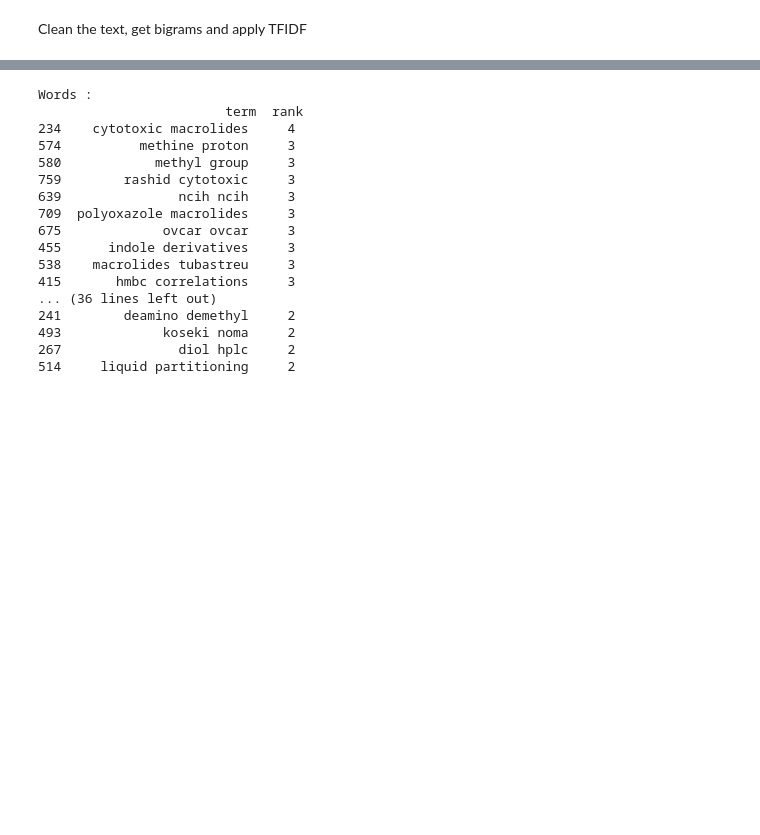
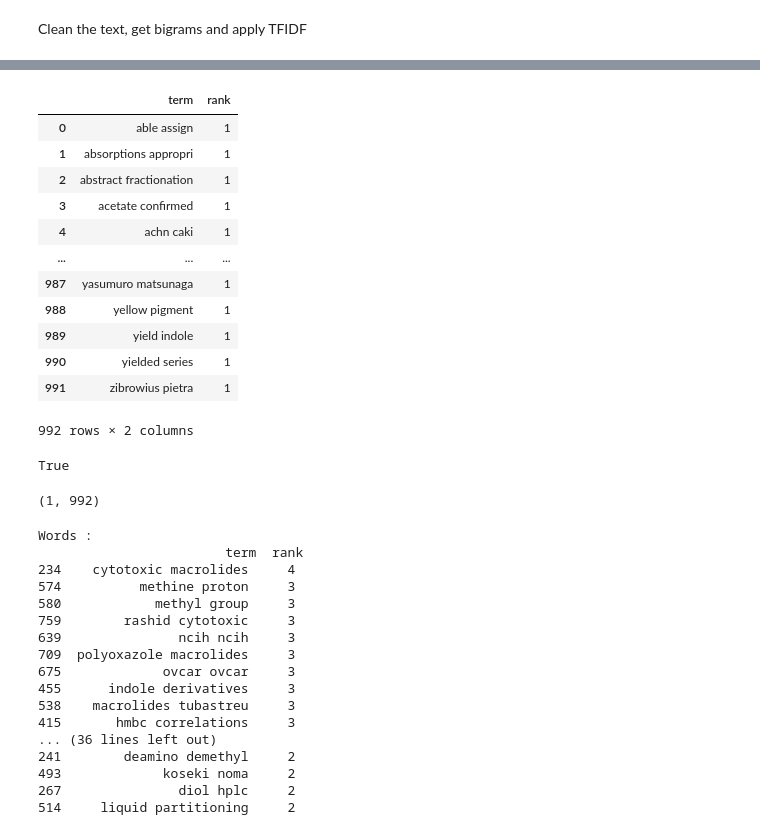
Before and after one commit to sktrinh12/nlp_pdf, a Jupyter notebook: nlp_pdf_ML.ipynb, the cells around one changed output, grey strips where cells are left out. Cells and saved outputs as stored; diff of their text form; code cells hidden in the pictures; blank space fills up the shorter version.

```diff
--- a/nlp_pdf_ML.ipynb
+++ b/nlp_pdf_ML.ipynb
@@ -63,3 +103,27 @@ Clean the text, get bigrams and apply TFIDF
+# %%
+ranking
+# %% [output]
+|  | term | rank |
+| 0 | able assign | 1 |
+| 1 | absorptions appropri | 1 |
+| 2 | abstract fractionation | 1 |
+| 3 | acetate confirmed | 1 |
+| 4 | achn caki | 1 |
+| ... | ... | ... |
+| 987 | yasumuro matsunaga | 1 |
+| 988 | yellow pigment | 1 |
+| 989 | yield indole | 1 |
+| 990 | yielded series | 1 |
+| 991 | zibrowius pietra | 1 |
+992 rows × 2 columns
+# %%
+all(X1.toarray()[0]) == all(X2.toarray()[0])
+# %% [output]
+True
+# %%
+sums[0].shape
+# %% [output]
+(1, 992)
 # %%
 pdf_o = clean_text(read_output)
 text_tokens = word_tokenize(pdf_o)
```
Also changed, not shown: parts of 27 cells of this notebook, 5 other files.
